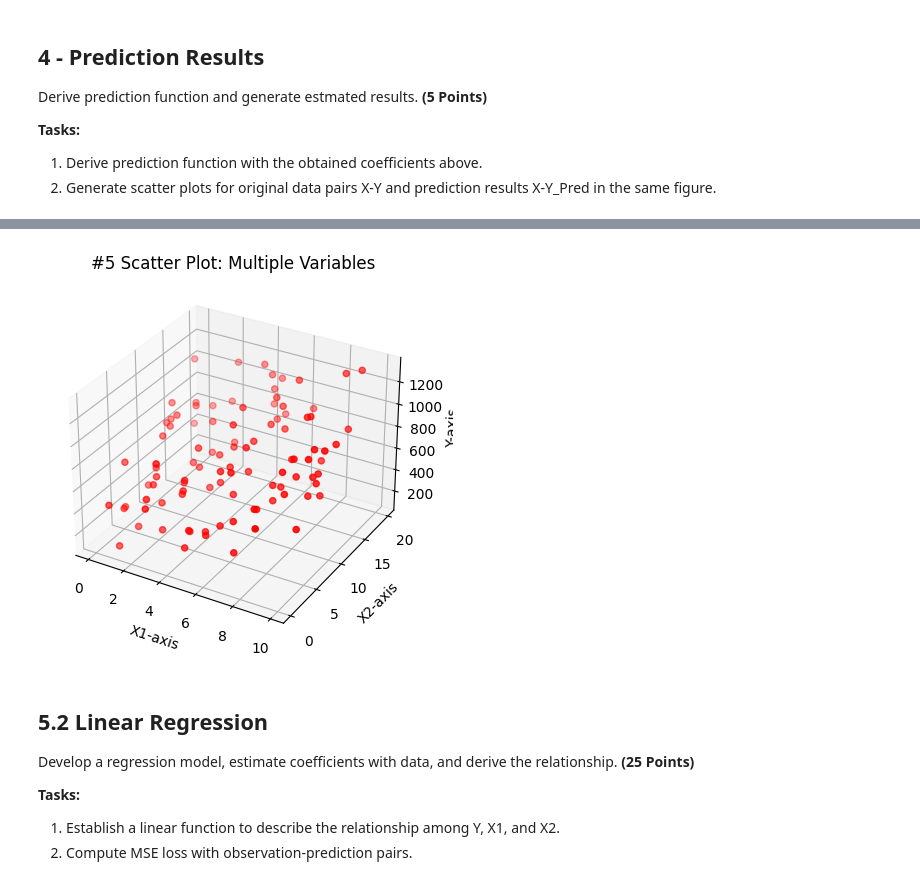
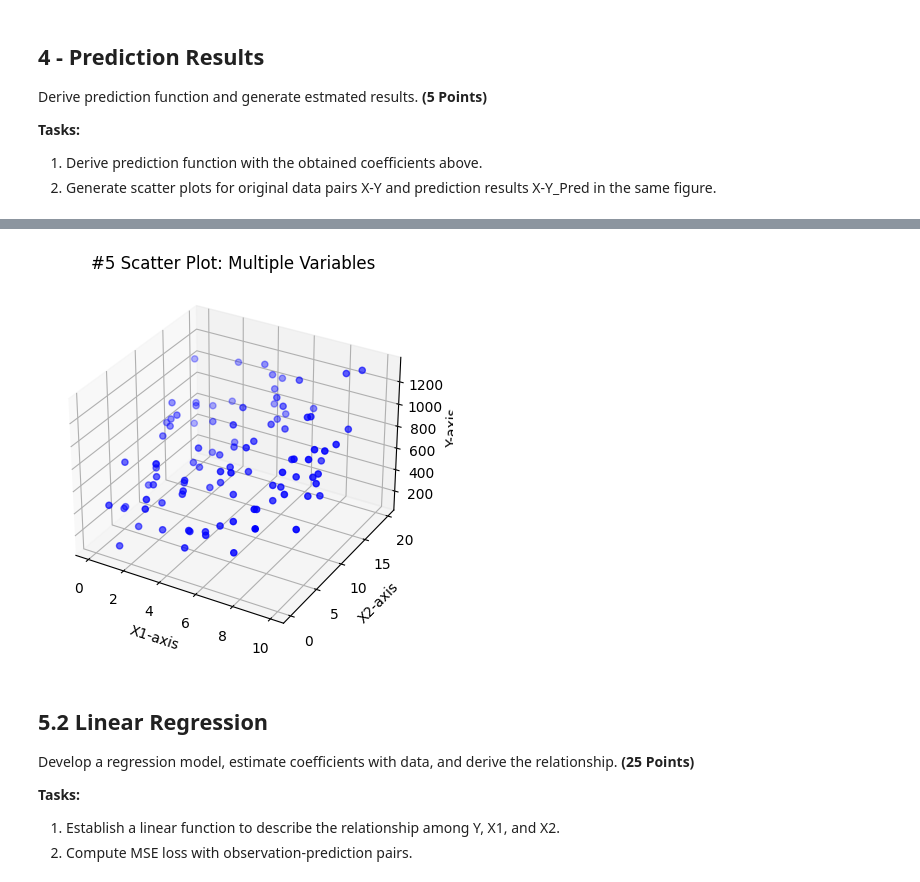
Before and after one commit to j21j/CAP4630, a Jupyter notebook: HW1/CAP4630_HW1.ipynb, the cells around one changed output, grey strips where cells are left out. Saved outputs shown, nothing was run; the diff lists cells and outputs as text; code cells hidden in the pictures.

```diff
--- a/HW1/CAP4630_HW1.ipynb
+++ b/HW1/CAP4630_HW1.ipynb
@@ -124,23 +125,23 @@ Prepare the data for regression task. **(10 Points)**
 # %%
 # 5 - Multiple Variables Linear Regression: code
 import pandas as pd
 import matplotlib.pyplot as plt
 from mpl_toolkits.mplot3d import Axes3D
 url = 'https://raw.githubusercontent.com/j21j/CAP4630/main/HW1/data_two_variables.csv'
 df2 =pd.read_csv(url)
 df2.head()
 fig=plt.figure()
 
 ax=fig.add_subplot(111, projection='3d')
-ax.scatter(df2['X1'], df2['X2'], df2['Y'], c='r', marker='o')
+ax.scatter(df2['X1'], df2['X2'], df2['Y'], c='b', marker='o')
 
 ax.set_xlabel('X1-axis')
 ax.set_ylabel('X2-axis')
 ax.set_zlabel('Y-axis')
 plt.title('#5 Scatter Plot: Multiple Variables')
 plt.show()
 # %% [output]
-[figure, old version]
+[figure, new version]
 # %% [markdown]
 ## 5.2 Linear Regression
 
```
Also changed, not shown: parts of 1 cell of this notebook.
